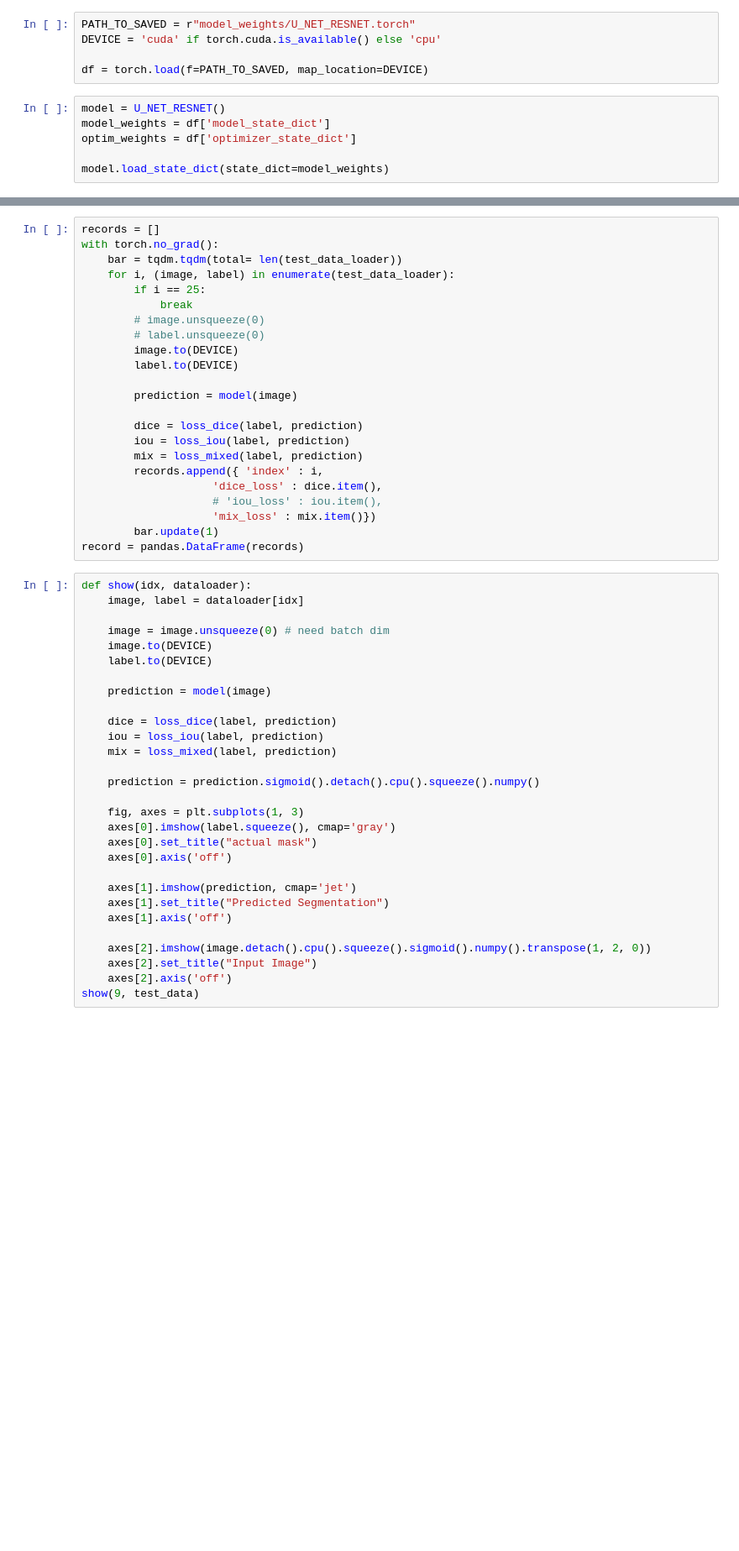
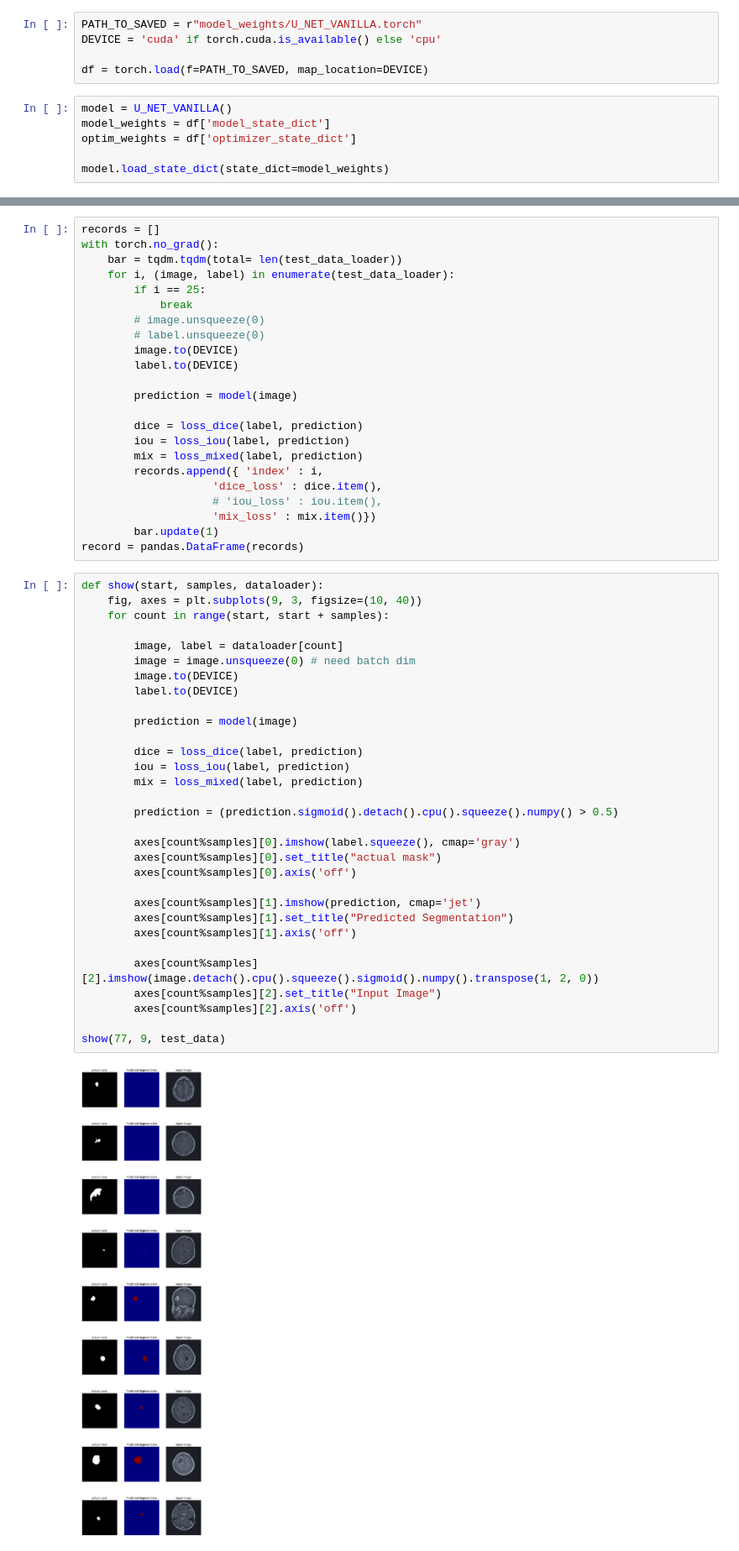
Before and after one commit to sunny9n9/Torch_Projects, a Jupyter notebook: test.ipynb, the cells around one changed output, grey strips where cells are left out. Shown at 84% size. Saved outputs shown, nothing was run; the diff lists cells and outputs as text; blank space fills up the shorter version.

```diff
--- a/test.ipynb
+++ b/test.ipynb
@@ -8,12 +8,12 @@ import tqdm
 
 DEBUG = False
 # %%
-PATH_TO_SAVED = r"model_weights/U_NET_RESNET.torch"
+PATH_TO_SAVED = r"model_weights/U_NET_VANILLA.torch"
 DEVICE = 'cuda' if torch.cuda.is_available() else 'cpu'
 
 df = torch.load(f=PATH_TO_SAVED, map_location=DEVICE)
 # %%
-model = U_NET_RESNET()
+model = U_NET_VANILLA()
 model_weights = df['model_state_dict']
 optim_weights = df['optimizer_state_dict']
 
@@ -54,33 +74,37 @@ with torch.no_grad():
         bar.update(1)
 record = pandas.DataFrame(records)
 # %%
-def show(idx, dataloader):
-    image, label = dataloader[idx]
+def show(start, samples, dataloader):
+    fig, axes = plt.subplots(9, 3, figsize=(10, 40))
+    for count in range(start, start + samples):
 
-    image = image.unsqueeze(0) # need batch dim
-    image.to(DEVICE)
-    label.to(DEVICE)
+        image, label = dataloader[count]
+        image = image.unsqueeze(0) # need batch dim
+        image.to(DEVICE)
+        label.to(DEVICE)
 
-    prediction = model(image)
+        prediction = model(image)
 
-    dice = loss_dice(label, prediction)
-    iou = loss_iou(label, prediction)
-    mix = loss_mixed(label, prediction)
+        dice = loss_dice(label, prediction)
+        iou = loss_iou(label, prediction)
+        mix = loss_mixed(label, prediction)
 
-    prediction = prediction.sigmoid().detach().cpu().squeeze().numpy()
+        prediction = (prediction.sigmoid().detach().cpu().squeeze().numpy() > 0.5)
 
-    fig, axes = plt.subplots(1, 3)
-    axes[0].imshow(label.squeeze(), cmap='gray')
-    axes[0].set_title("actual mask")
-    axes[0].axis('off')
+        axes[count%samples][0].imshow(label.squeeze(), cmap='gray')
+        axes[count%samples][0].set_title("actual mask")
+        axes[count%samples][0].axis('off')
 
-    axes[1].imshow(prediction, cmap='jet')
-    axes[1].set_title("Predicted Segmentation")
-    axes[1].axis('off')
+        axes[count%samples][1].imshow(prediction, cmap='jet')
+        axes[count%samples][1].set_title("Predicted Segmentation")
+        axes[count%samples][1].axis('off')
 
-    axes[2].imshow(image.detach().cpu().squeeze().sigmoid().numpy().transpose(1, 2, 0))
-    axes[2].set_title("Input Image")
-    axes[2].axis('off')
-show(9, test_data)
+        axes[count%samples][2].imshow(image.detach().cpu().squeeze().sigmoid().numpy().transpose(1, 2, 0))
+        axes[count%samples][2].set_title("Input Image")
+        axes[count%samples][2].axis('off')
+
+show(77, 9, test_data)
+# %% [output]
+[figure, added]
 # %%
 record
```
Also changed, not shown: parts of 3 cells of this notebook, 3 other files.
